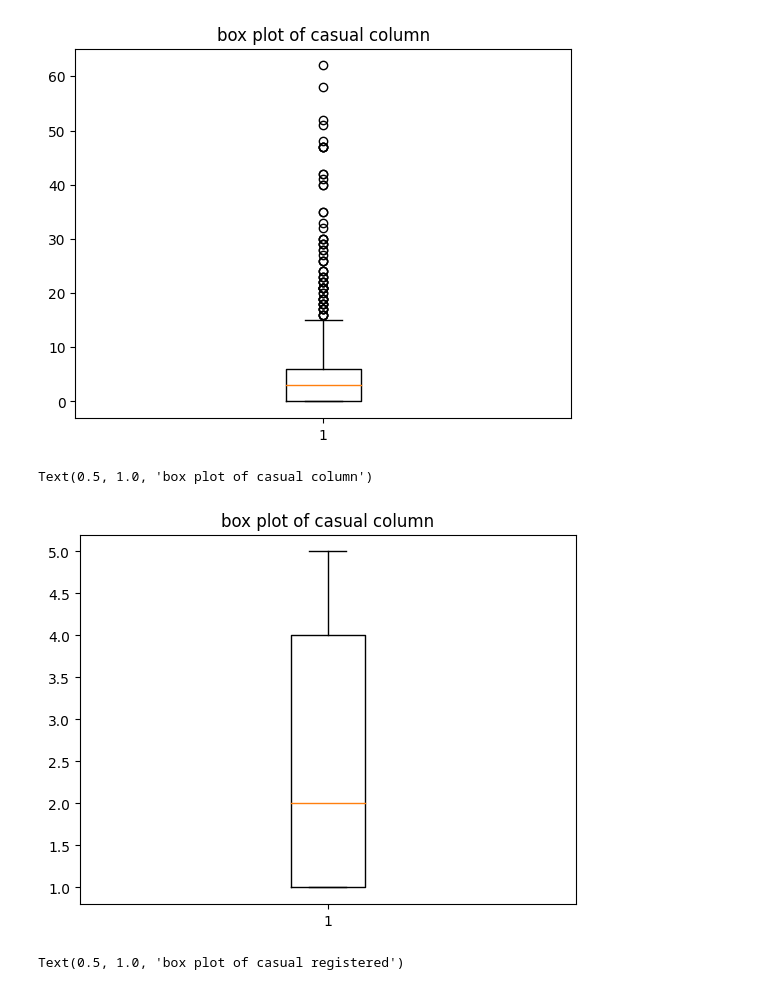
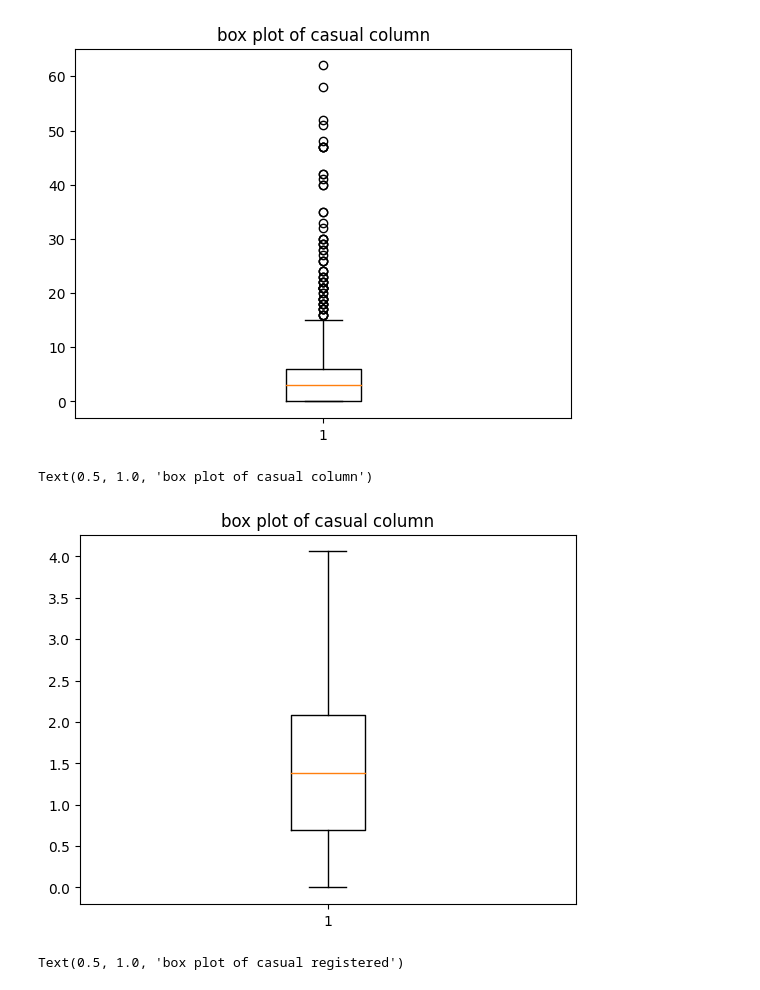
Before and after one commit to Savaliyaniks1/project_2, a Jupyter notebook: Project_2.ipynb, the cells around one changed output. Drawn from its saved outputs; the diff is of its cells as text; code cells hidden in the pictures.

```diff
--- a/Project_2.ipynb
+++ b/Project_2.ipynb
@@ -532,15 +556,14 @@ plt.title('box plot of casual column')
 Text(0.5, 1.0, 'box plot of casual column')
 [figure]
 # %%
-## remove outlier from the data.
 
-concat_data_no_outlier = concat_data[(concat_data.casual>0)&(concat_data.casual<6)]
+concat_data_no_outlier = concat_data[(concat_data.casual>0)&(concat_data.casual<62)]
 
-plt.boxplot(concat_data_no_outlier ['casual'])
+plt.boxplot(np.log(concat_data_no_outlier ['casual']))
 plt.title('box plot of casual column')
 # %% [output]
 Text(0.5, 1.0, 'box plot of casual column')
-[figure, old version]
+[figure, new version]
 # %%
 plt.boxplot(concat_data['registered'])
 plt.title('box plot of casual registered')
```
Also changed, not shown: parts of 27 cells of this notebook.
